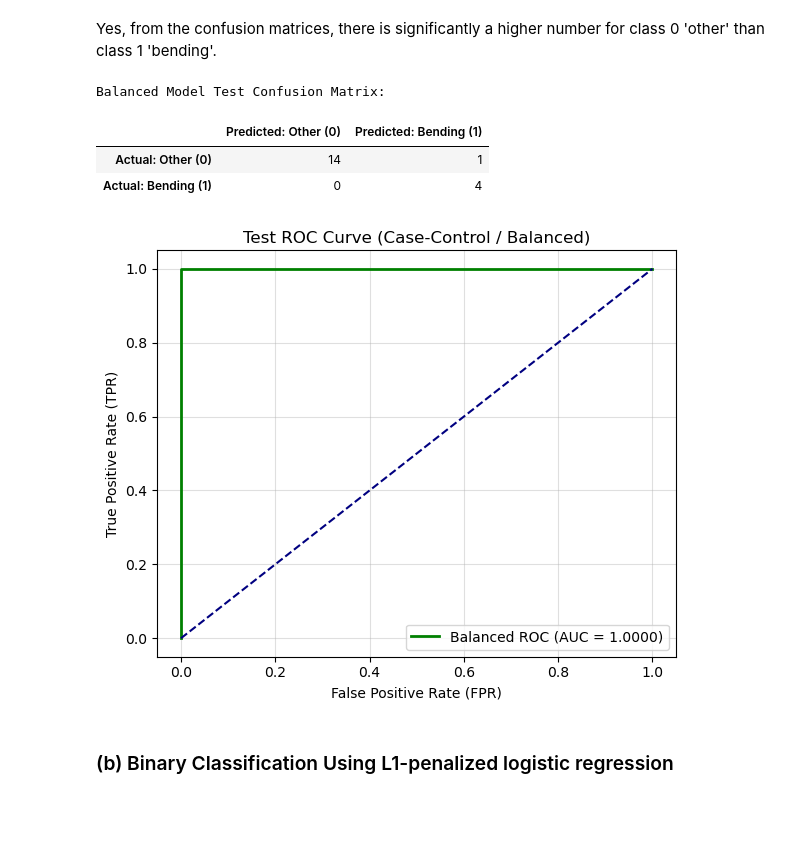
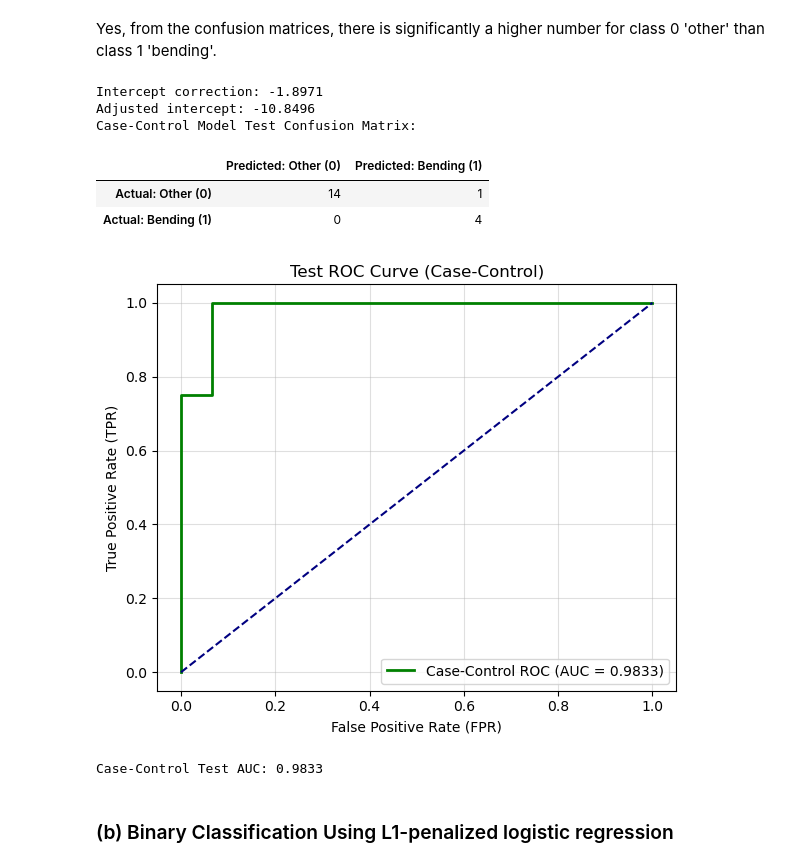
Before and after one commit to lyuanh0/DSCI552-HW4, a Jupyter notebook: notebook/Ho_LiYuan_HW4.ipynb, the cells around one changed output. Drawn from its saved outputs; the diff is of its cells as text; code cells hidden in the pictures; blank space fills up the shorter version.

Commit message:
update to case control

```diff
--- a/notebook/Ho_LiYuan_HW4.ipynb
+++ b/notebook/Ho_LiYuan_HW4.ipynb
@@ -542,44 +542,62 @@ model.
 # %% [markdown]
 Yes, from the confusion matrices, there is significantly a higher number for class 0 'other' than class 1 'bending'.
 # %%
-model_controlled = LogisticRegression(C=1e5, solver='liblinear', class_weight='balanced', random_state=42, max_iter=200)
+# Case-control sampling: keep bending cases and sample an equal number of controls
+rng = np.random.default_rng(42)
+case_idx = np.flatnonzero(y_train == 1)
+control_idx = rng.choice(np.flatnonzero(y_train == 0), size=len(case_idx), replace=False)
+sampled_idx = np.r_[case_idx, control_idx]
 
-model_controlled.fit(X_train_selected, y_train)
+model_controlled = LogisticRegression(C=1e5, solver='liblinear', random_state=42, max_iter=200)
+
+model_controlled.fit(X_train_selected[sampled_idx], y_train[sampled_idx])
+
+# Correct the intercept: logit(original prior) - logit(sampled prior)
+pi = y_train.mean()
+pi_sample = y_train[sampled_idx].mean()
+intercept_correction = np.log(pi / (1 - pi)) - np.log(pi_sample / (1 - pi_sample))
+model_controlled.intercept_ += intercept_correction
+print(f"Intercept correction: {intercept_correction:.4f}")
+print(f"Adjusted intercept: {model_controlled.intercept_[0]:.4f}")
 
 # Predict on test data
 y_test_pred_bal = model_controlled.predict(X_test_selected)
 y_test_prob_bal = model_controlled.predict_proba(X_test_selected)[:, 1]
 
 # Confusion Matrix
 cm_controlled = confusion_matrix(y_test, y_test_pred_bal)
 cm_controlled_df = pd.DataFrame(
     cm_controlled,
     index=['Actual: Other (0)', 'Actual: Bending (1)'],
     columns=['Predicted: Other (0)', 'Predicted: Bending (1)']
 )
-print("Balanced Model Test Confusion Matrix:")
+print("Case-Control Model Test Confusion Matrix:")
 display(cm_controlled_df)
 
 # ROC Curve and AUC
 fpr_bal, tpr_bal, _ = roc_curve(y_test, y_test_prob_bal)
 roc_auc_bal = auc(fpr_bal, tpr_bal)
 
 plt.figure(figsize=(6, 5))
-plt.plot(fpr_bal, tpr_bal, color='green', lw=2, label=f'Balanced ROC (AUC = {roc_auc_bal:.4f})')
+plt.plot(fpr_bal, tpr_bal, color='green', lw=2, label=f'Case-Control ROC (AUC = {roc_auc_bal:.4f})')
 plt.plot([0, 1], [0, 1], color='navy', lw=1.5, linestyle='--')
 plt.xlabel('False Positive Rate (FPR)')
 plt.ylabel('True Positive Rate (TPR)')
-plt.title('Test ROC Curve (Case-Control / Balanced)')
+plt.title('Test ROC Curve (Case-Control)')
 plt.legend()
 plt.grid(True, alpha=0.4)
 plt.tight_layout()
 plt.show()
+print(f"Case-Control Test AUC: {roc_auc_bal:.4f}")
 # %% [output]
-Balanced Model Test Confusion Matrix:
+Intercept correction: -1.8971
+Adjusted intercept: -10.8496
+Case-Control Model Test Confusion Matrix:
 |  | Predicted: Other (0) | Predicted: Bending (1) |
 | Actual: Other (0) | 14 | 1 |
 | Actual: Bending (1) | 0 | 4 |
-[figure, old version]
+[figure, new version]
+Case-Control Test AUC: 0.9833
 # %% [markdown]
 ### (b) Binary Classification Using L1-penalized logistic regression
 # %% [markdown]
```
Also changed, not shown: parts of 10 cells of this notebook.
